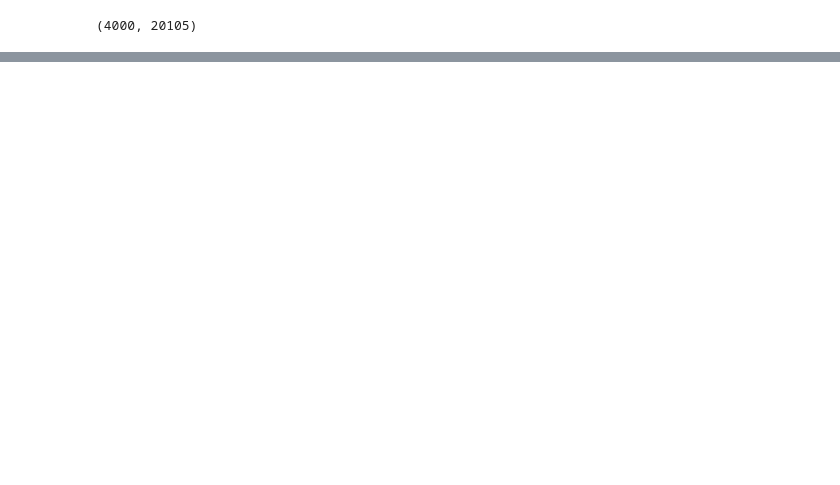
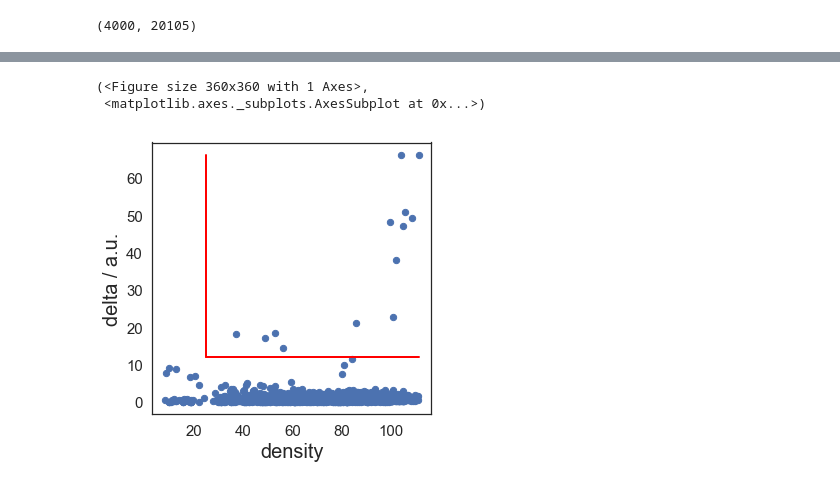
Before and after one commit to codyheiser/furry-couscous, a Jupyter notebook: discrete_comparison.ipynb, the cells around one changed output, grey strips where cells are left out. Cells and saved outputs as stored; diff of their text form; code cells hidden in the pictures; blank space fills up the shorter version.

```diff
--- a/discrete_comparison.ipynb
+++ b/discrete_comparison.ipynb
@@ -31,0 +82,8 @@ P14retina_7_tSNE.plot()
+# %%
+# assign cluster centers and visualize
+P14retina_7_DCA_tSNE.clu.assign(25,12)
+P14retina_7_DCA_tSNE.clu.draw_decision_graph(min_delta=P14retina_7_DCA_tSNE.clu.min_delta, min_density=P14retina_7_DCA_tSNE.clu.min_density)
+# %% [output]
+(<Figure size 360x360 with 1 Axes>,
+ <matplotlib.axes._subplots.AxesSubplot at 0x...>)
+[figure, added]
```
Also changed, not shown: parts of 38 cells of this notebook.
